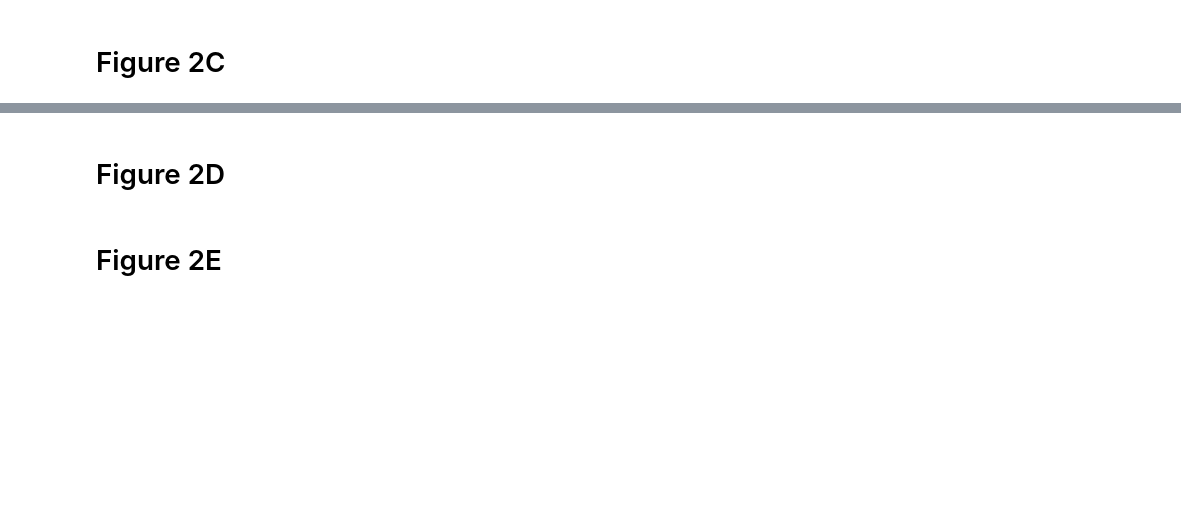
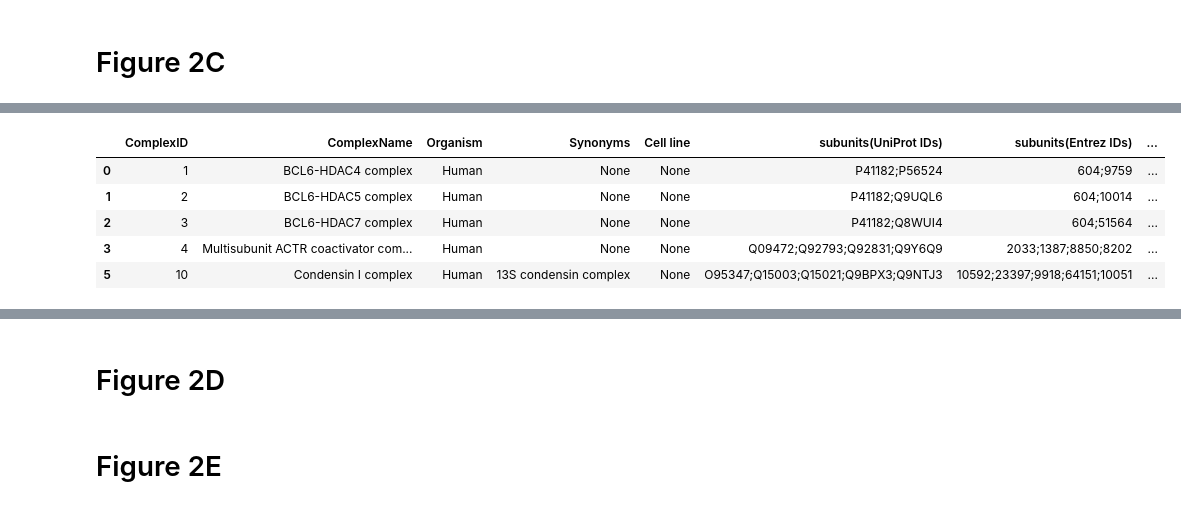
Before and after one commit to broadinstitute/2022_PERISCOPE, a Jupyter notebook: 2_A549_WGS_Summary/Figure_2.ipynb, the cells around one changed output, grey strips where cells are left out. Saved outputs shown, nothing was run; the diff lists cells and outputs as text; code cells hidden in the pictures; blank space fills up the shorter version.

```diff
--- a/2_A549_WGS_Summary/Figure_2.ipynb
+++ b/2_A549_WGS_Summary/Figure_2.ipynb
@@ -264,8 +312,15 @@ print(f'Gene pair correlation dictionary contains {len(corr_dic)} entries')
 # %%
 # Input the protein clusters from the CORUM3.0 database and subset the human clusters
-ppi_data = pd.read_csv(f'../{input_folder}/CORUM_allComplexes.txt',sep = '\t')
+ppi_data = pd.read_csv(f'{input_folder}/CORUM_allComplexes.txt',sep = '\t')
 ppi_data_h = ppi_data[ppi_data['Organism'] == "Human"]
 ppi_data_h.head()
+# %% [output]
+|  | ComplexID | ComplexName | Organism | Synonyms | Cell line | subunits(UniProt IDs) | subunits(Entrez IDs) | ... |
+| 0 | 1 | BCL6-HDAC4 complex | Human | None | None | P41182;P56524 | 604;9759 | ... |
+| 1 | 2 | BCL6-HDAC5 complex | Human | None | None | P41182;Q9UQL6 | 604;10014 | ... |
+| 2 | 3 | BCL6-HDAC7 complex | Human | None | None | P41182;Q8WUI4 | 604;51564 | ... |
+| 3 | 4 | Multisubunit ACTR coactivator com... | Human | None | None | Q09472;Q92793;Q92831;Q9Y6Q9 | 2033;1387;8850;8202 | ... |
+| 5 | 10 | Condensin I complex | Human | 13S condensin complex | None | O95347;Q15003;Q15021;Q9BPX3;Q9NTJ3 | 10592;23397;9918;64151;10051 | ... |
 # %%
 # Create a list of protein clusters with all complexes that had at least 66% of genes represented within the A549 WGS hits
 cluster_count = 0
```
Also changed, not shown: parts of 12 cells of this notebook, 12 other files.
